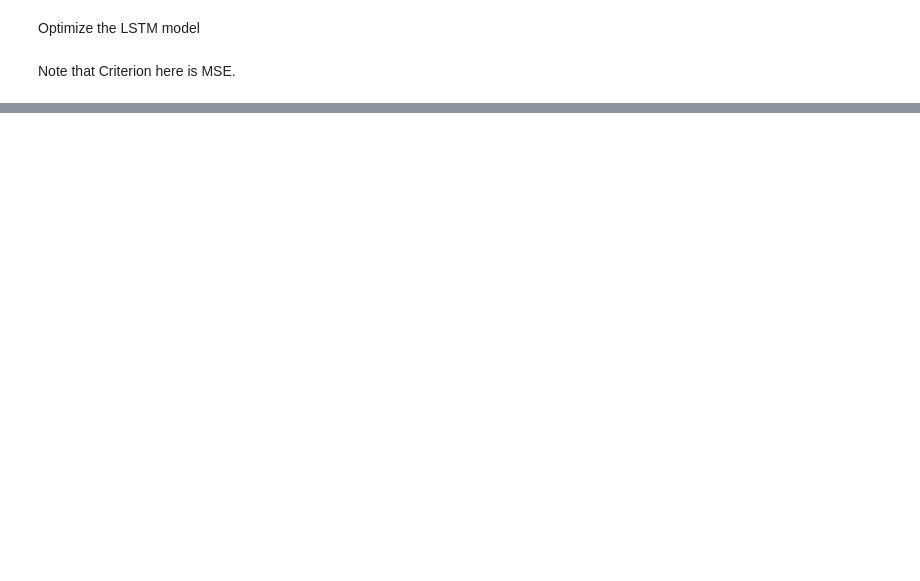
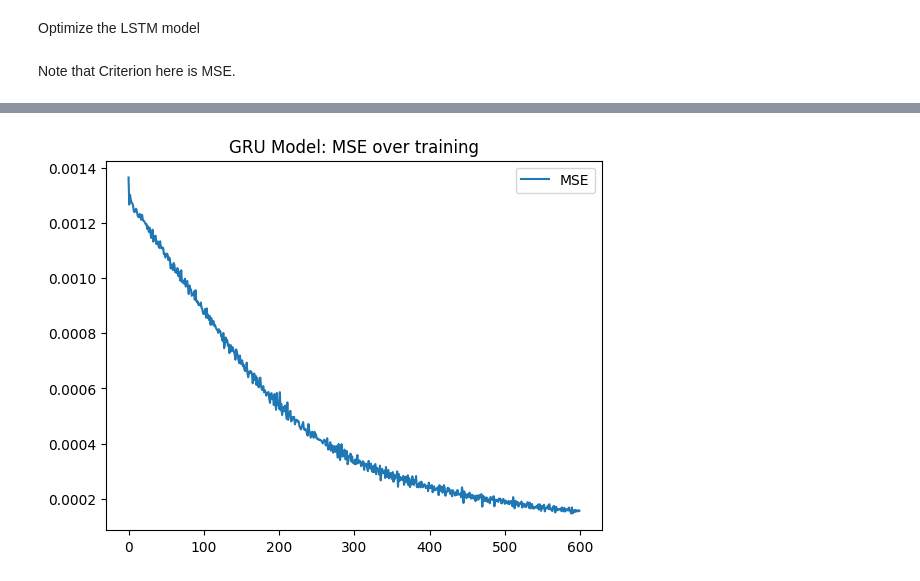
Before and after one commit to ducbadatcs/TrafficFlowPrediction, a Jupyter notebook: test_train.ipynb, the cells around one changed output, grey strips where cells are left out. Drawn from its saved outputs; the diff is of its cells as text; code cells hidden in the pictures; blank space fills up the shorter version.

```diff
--- a/test_train.ipynb
+++ b/test_train.ipynb
@@ -142,6 +142,7 @@ We implement the custom loss used in the original training: MAPE
 # %%
 import torch
 from torch import nn, Tensor, optim
+from torch.nn import functional as F
 
 class MAPELoss(nn.Module):
     def __init__(self, eps: float = 1e-7):
@@ -154,7 +155,8 @@ class MAPELoss(nn.Module):
         loss = torch.mean(torch.abs((target - input) / denom)) * 100
         return loss
 
-criterion = nn.MSELoss()
+mse = nn.MSELoss()
+mape = MAPELoss()
 # %%
 
 class LSTM(nn.Module):
@@ -300,0 +408,18 @@ tensor(-0.0987) tensor(-0.0317) tensor(-0.0537)
+# %%
+from matplotlib import pyplot as plt
+
+# plot history
+
+# print(history)
+
+X_axis = np.arange(epochs)
+
+plt.title("GRU Model: MSE over training")
+
+plt.plot(X_axis, history["mse"], label = "MSE")
+# plt.plot(X_axis, history["mape"], label = "MAPE")
+
+plt.legend()
+plt.show()
+# %% [output]
+[figure, added]
```
Also changed, not shown: parts of 6 cells of this notebook, 3 other files.
